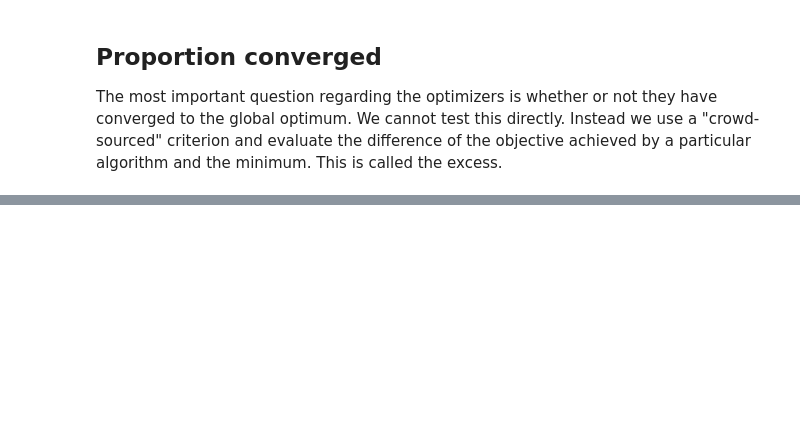
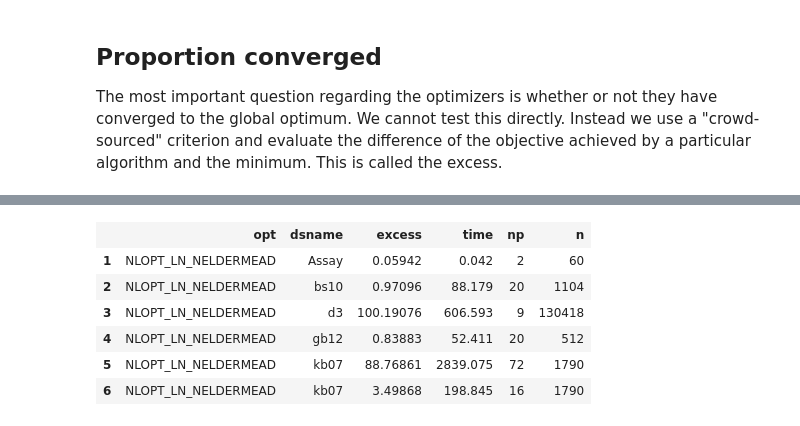
Before and after one commit to Stat990-033/Timings, a Jupyter notebook: inst/doc/Summaries.ipynb, the cells around one changed output, grey strips where cells are left out. Drawn from its saved outputs; the diff is of its cells as text; code cells hidden in the pictures; blank space fills up the shorter version.

```diff
--- a/inst/doc/Summaries.ipynb
+++ b/inst/doc/Summaries.ipynb
@@ -130,0 +179,10 @@ res[res[:opt] .== "NLOPT_LN_BOBYQA",[:opt,:dsname,:excess]]
+# %%
+noncvg[noncvg[:opt] .== "NLOPT_LN_NELDERMEAD",:]
+# %% [output]
+|  | opt | dsname | excess | time | np | n |
+| 1 | NLOPT_LN_NELDERMEAD | Assay | 0.05942 | 0.042 | 2 | 60 |
+| 2 | NLOPT_LN_NELDERMEAD | bs10 | 0.97096 | 88.179 | 20 | 1104 |
+| 3 | NLOPT_LN_NELDERMEAD | d3 | 100.19076 | 606.593 | 9 | 130418 |
+| 4 | NLOPT_LN_NELDERMEAD | gb12 | 0.83883 | 52.411 | 20 | 512 |
+| 5 | NLOPT_LN_NELDERMEAD | kb07 | 88.76861 | 2839.075 | 72 | 1790 |
+| 6 | NLOPT_LN_NELDERMEAD | kb07 | 3.49868 | 198.845 | 16 | 1790 |
```
Also changed, not shown: parts of 14 cells of this notebook, 2 other files.
